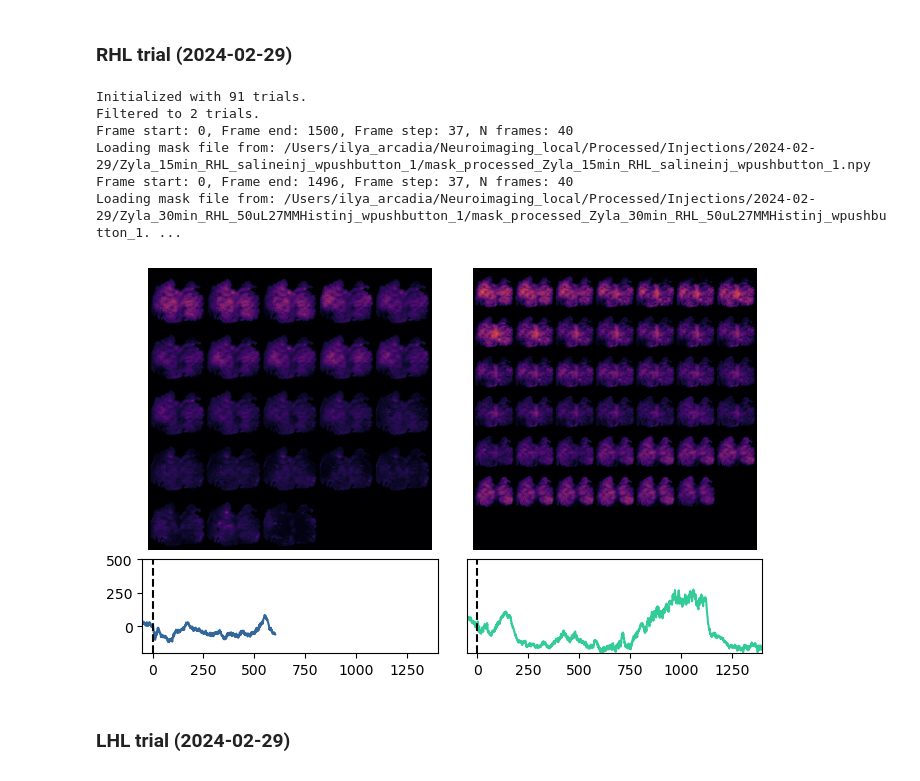
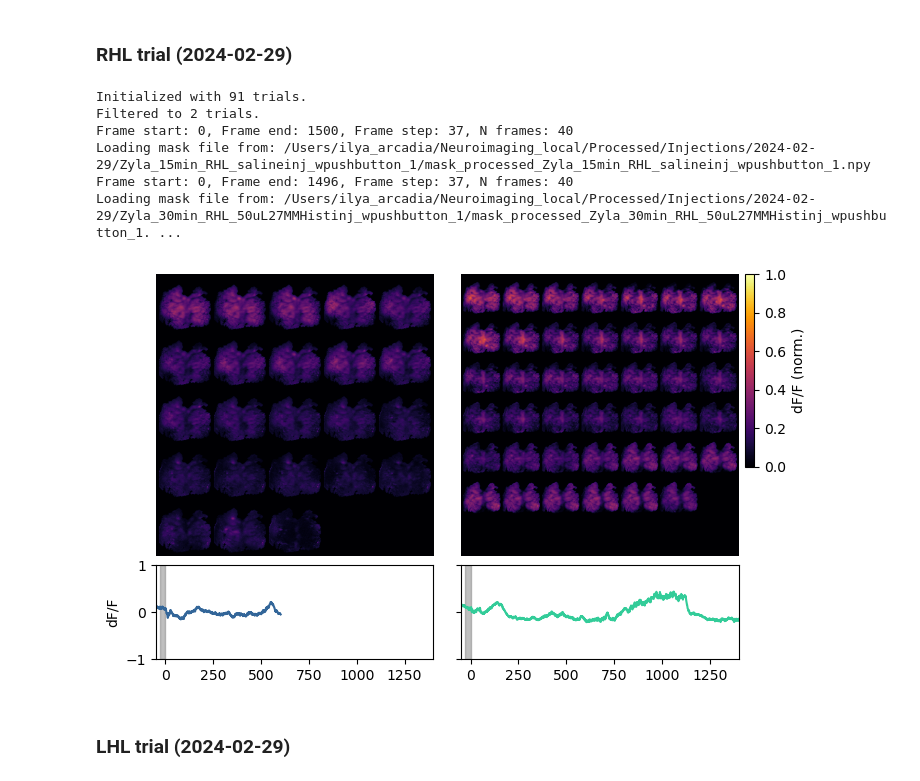
Before and after one commit to Arcadia-Science/2024-sensory-neuroimaging, a Jupyter notebook: notebooks/generate_figures.ipynb, the cells around one changed output. Drawn from its saved outputs; the diff is of its cells as text; code cells hidden in the pictures.

Commit message:
Convert colorbars and traces to dff; remake figs

```diff
--- a/notebooks/generate_figures.ipynb
+++ b/notebooks/generate_figures.ipynb
@@ -289,6 +307,7 @@ from skimage import io
 from skimage.exposure import rescale_intensity
 import numpy as np
 
+INJECTION_TIME = 30
 def plot_montage_and_trace_pairs(imaging_trials,
                                  colors,
                                  montage_grid_shape = None,
@@ -316,21 +335,45 @@ def plot_montage_and_trace_pairs(imaging_trials,
                            montage_grid_shape = montage_grid_shape,
                            ax=ax[0],
                            cmap='inferno',
-                           aspect='equal')
+                           aspect='auto')
         ax[0].axis('off')
 
-        # trace plot
-        t, trace = trial.load_trace(roi = trace_roi)
-        trace = trace - np.polyval(np.polyfit(t, trace, 1), t)
-        trace = trace - trace[np.where(t >= 0)[0][0]]
-        ax[1].plot(t, trace, color=line_color)
-        ax[1].axvline(x=0, color='k', linestyle='--')
+        # df/f plot
+        t, f = trial.load_trace(roi = trace_roi)
+        t0 = np.where(t >= 0)[0][0]
+        f0 = f[t0-10:t0].mean()
+        dff = (f - f0) / f0
+
+        dff = dff - np.polyval(np.polyfit(t, dff, 1), t)
+
+        ax[1].plot(t, dff, color=line_color)
+
+        # shade approximate injection time
+        ax[1].axvspan(xmin=-INJECTION_TIME,
+                      xmax=0,
+                      color='gray',
+                      alpha=0.5,
+                      )
+
         ax[1].set_xlim(trace_xlim)
         ax[1].set_ylim(trace_ylim)
 
         montage_stacks.append(montage_stack)
-    axs[1,1].set_yticks([])
+    axs[1,1].set_yticklabels([])
+    axs[1,0].set_ylabel('dF/F')
 
+    # add colorbar
+    cbar = fig.colorbar(mappable = axs[0,0].get_images()[0],
+                        ax=axs,
+                        location = 'right',
+                        orientation = 'vertical',
+                        shrink=0.5,
+                        fraction = 0.05,
+                        anchor = (0,1),
+                        panchor = (0,1),
+                        pad=0.01,
+                        label='dF/F (norm.)',
+                        )
 
     if tiff_out is not None:
         # rescale to max and min of montages in montage_stacks
@@ -437,30 +480,30 @@ Loading mask file from: /Users/ilya_arcadia/Neuroimaging_local/Processed/Injecti
 # %%
 import matplotlib.pyplot as plt
 import numpy as np
 from neuroprocessing.imagingtrials import ImagingTrialLoader
 
 # in this experiment, both injections were done in RHL
 inj_trials = ImagingTrialLoader('/Users/ilya_arcadia/Neuroimaging_local/Processed/Injections')
 inj_trials.filter(exp_dir='2024-02-29',# "2024-03-19",
                   limb='RHL$',
                   injection_type='.*inj'
                 )
 
 plot_montage_and_trace_pairs(inj_trials,
                              [COLOR_SALINE, COLOR_HIST],
                              montage_grid_shape = None,
-                             trace_ylim = [-200,500],
+                             trace_ylim = [-1,1],
                              trace_xlim = [-50, 1400],
                              tiff_out = 'figs/hist_rhl20240229_',
                              )
 # %% [output]
 Initialized with 91 trials.
 Filtered to 2 trials.
 Frame start: 0, Frame end: 1500, Frame step: 37, N frames: 40
 Loading mask file from: /Users/ilya_arcadia/Neuroimaging_local/Processed/Injections/2024-02-29/Zyla_15min_RHL_salineinj_wpushbutton_1/mask_processed_Zyla_15min_RHL_salineinj_wpushbutton_1.npy
 Frame start: 0, Frame end: 1496, Frame step: 37, N frames: 40
 Loading mask file from: /Users/ilya_arcadia/Neuroimaging_local/Processed/Injections/2024-02-29/Zyla_30min_RHL_50uL27MMHistinj_wpushbutton_1/mask_processed_Zyla_30min_RHL_50uL27MMHistinj_wpushbutton_1. ...
-[figure, old version]
+[figure, new version]
 # %% [markdown]
 ### LHL trial (2024-02-29)
 # %%
```
Also changed, not shown: parts of 11 cells of this notebook, 1 other file.
